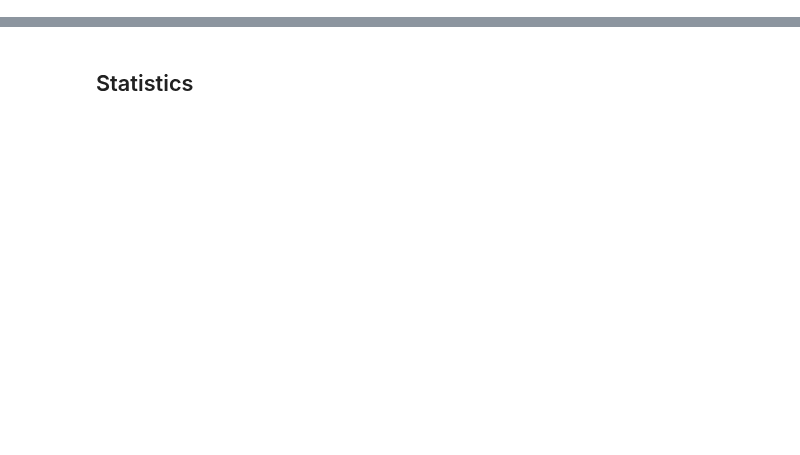
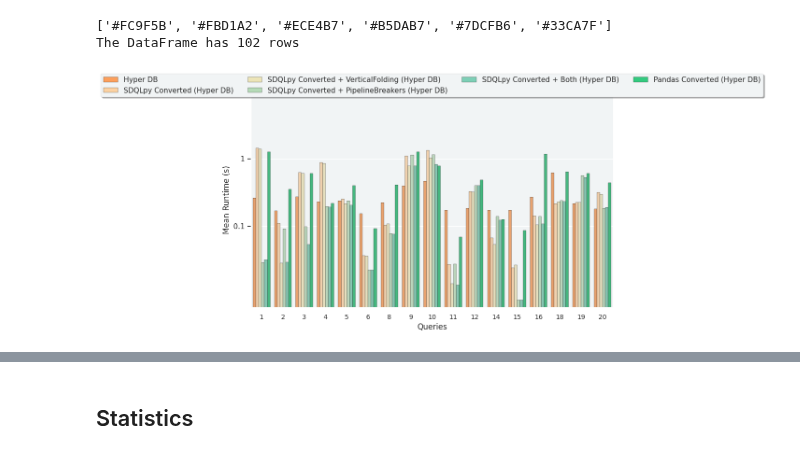
Before and after one commit to groegercesg/QueryBridge, a Jupyter notebook: benchmarking/notebooks/year2_analysis.ipynb, the cells around one changed output, grey strips where cells are left out. Drawn from its saved outputs; the diff is of its cells as text; code cells hidden in the pictures; blank space fills up the shorter version.

```diff
--- a/benchmarking/notebooks/year2_analysis.ipynb
+++ b/benchmarking/notebooks/year2_analysis.ipynb
@@ -121,10 +179,18 @@ def make_compare_graph(df, order, color, hatching, filename):
 scale_amount = 1.35
 
 class DBColors(Enum):
-    POSTGRES = "#edae49"
-    PD_POSTGRES = scale_lightness("#edae49", scale_amount)
-    HYPER = "#d1495b"
-    PD_HYPER = scale_lightness("#d1495b", 1.25)
-    SDQL_HYPER = scale_lightness("#d1495b", 1.50)
-    DUCK = "#00798c"
-    PD_DUCK = scale_lightness(handle_colour('tab:green'), scale_amount)
+    # POSTGRES = "#edae49"
+    # PD_POSTGRES = scale_lightness("#edae49", scale_amount)
+    # HYPER = "#d1495b"
+    # PD_HYPER = scale_lightness("#d1495b", 1.25)
+    # SDQL_HYPER = scale_lightness("#d1495b", 1.50)
+    # DUCK = "#00798c"
+    # PD_DUCK = scale_lightness(handle_colour('tab:green'), scale_amount)
+    HYPER = "#FC9F5B"
+    SDQLPY = "#FBD1A2"
+    SDQLPY_VF = "#ECE4B7"
+    SDQLPY_PB = "#B5DAB7"
+    SDQLPY_PB_NRP = "#00798c"  # NRP - No Right (Filter) Propagation
+    SDQLPY_BOTH = "#7DCFB6"
+    SDQLPY_BOTH_NRP = "#d1495b"  # NRP - No Right (Filter) Propagation
+    PANDAS = "#33CA7F"
@@ -220,0 +203,22 @@ The DataFrame has 51 rows
+# %%
+# All 6 Datapoints - TPC-H
+all_6_order = ["Hyper DB", "SDQLpy Converted (Hyper DB)", "SDQLpy Converted + VerticalFolding (Hyper DB)",
+               "SDQLpy Converted + PipelineBreakers (Hyper DB)", "SDQLpy Converted + Both (Hyper DB)",
+               "Pandas Converted (Hyper DB)"]
+all_6_data = results[results["Query Type"].isin(all_6_order)]
+
+all_6_color = [DBColors.HYPER.value, DBColors.SDQLPY.value, DBColors.SDQLPY_VF.value,
+               DBColors.SDQLPY_PB.value, DBColors.SDQLPY_BOTH.value, DBColors.PANDAS.value]
+print(all_6_color)
+all_6_hatch = [None, None, None, None, None, None]
+all_6_filename = None
+
+make_compare_graph(all_6_data,
+                   all_6_order,
+                   all_6_color,
+                   all_6_hatch,
+                   all_6_filename)
+# %% [output]
+['#FC9F5B', '#FBD1A2', '#ECE4B7', '#B5DAB7', '#7DCFB6', '#33CA7F']
+The DataFrame has 102 rows
+[figure, added]
```
Also changed, not shown: parts of 20 cells of this notebook, 6 other files.
